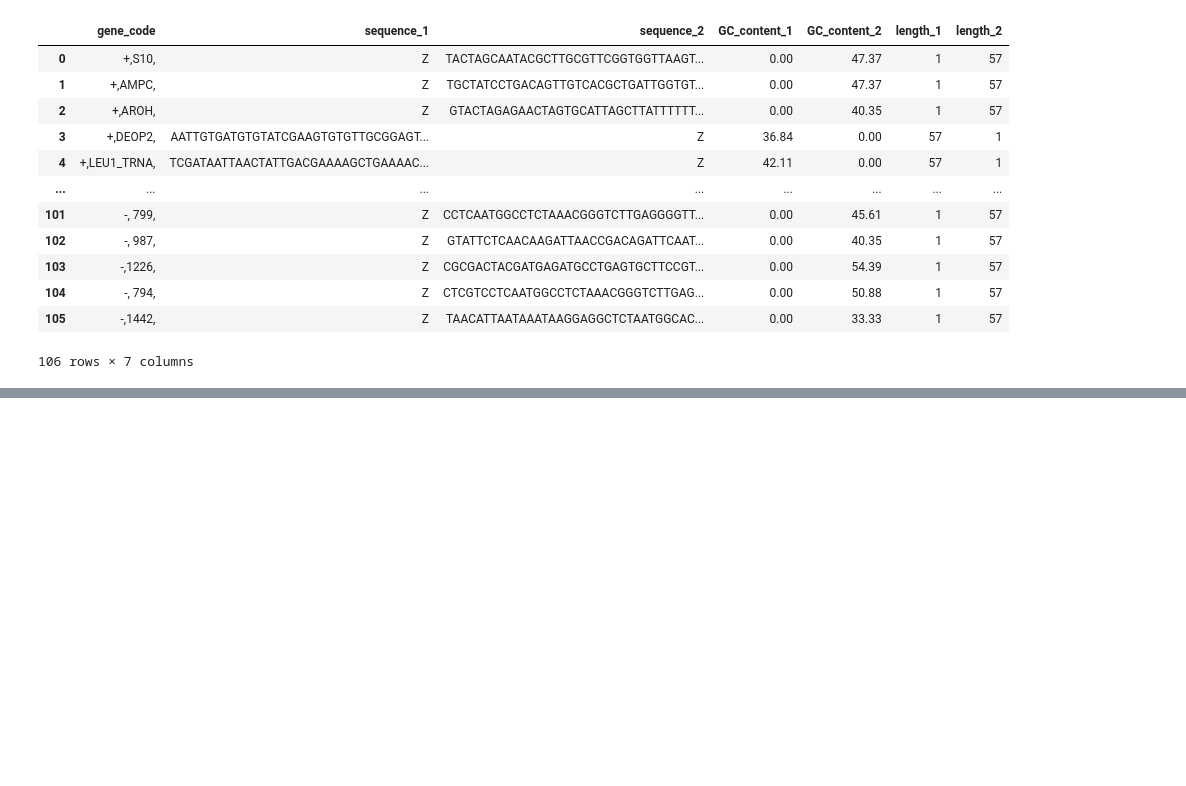
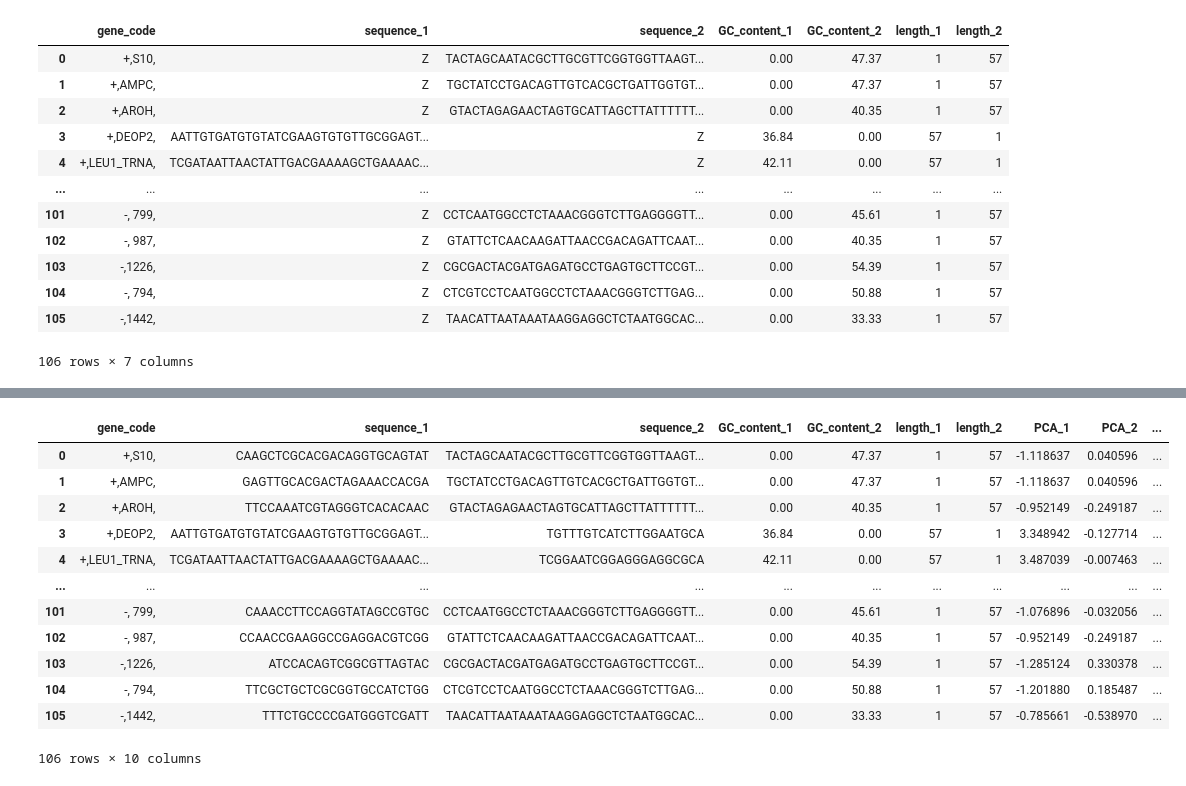
Before and after one commit to molecools/molecular-docking, a Jupyter notebook: geneseq_biopy.ipynb, the cells around one changed output, grey strips where cells are left out. Drawn from its saved outputs; the diff is of its cells as text; code cells hidden in the pictures; blank space fills up the shorter version.

```diff
--- a/geneseq_biopy.ipynb
+++ b/geneseq_biopy.ipynb
@@ -223,0 +260,14 @@ df
+# %%
+# Standardize the features
+scaler = StandardScaler()
+scaled_features = scaler.fit_transform(features)
+# %%
+# Perform PCA for visualization (optional)
+pca = PCA(n_components=2)
+pca_result = pca.fit_transform(scaled_features)
+df['PCA_1'] = pca_result[:, 0]
+df['PCA_2'] = pca_result[:, 1]
+# %%
+# Perform KMeans clustering
+kmeans = KMeans(n_clusters=3, random_state=42)
+df['cluster'] = kmeans.fit_predict(scaled_features)
@@ -223,0 +395,37 @@ df
+# %%
+import random
+
+def replace_z_with_random_seq(sequence):
+  """Replaces 'Z' characters in a sequence with a random sequence of 'ACGT'
+  that is 10-15 characters long."""
+  new_sequence = []
+  for base in sequence:
+    if base == 'Z':
+      # Generate random sequence length between 20 and 25
+      seq_len = random.randint(20, 25)
+      # Generate random sequence of 'ACGT'
+      random_seq = ''.join(random.choices('ACGT', k=seq_len))
+      new_sequence.append(random_seq)
+    else:
+      new_sequence.append(base)
+  return ''.join(new_sequence)
+
+# Apply the function to your sequence columns
+df['sequence_1'] = df['sequence_1'].apply(replace_z_with_random_seq)
+df['sequence_2'] = df['sequence_2'].apply(replace_z_with_random_seq)
+# %%
+df
+# %% [output]
+|  | gene_code | sequence_1 | sequence_2 | GC_content_1 | GC_content_2 | length_1 | length_2 | PCA_1 | PCA_2 | ... |
+| 0 | +,S10, | CAAGCTCGCACGACAGGTGCAGTAT | TACTAGCAATACGCTTGCGTTCGGTGGTTAAGT... | 0.00 | 47.37 | 1 | 57 | -1.118637 | 0.040596 | ... |
+| 1 | +,AMPC, | GAGTTGCACGACTAGAAACCACGA | TGCTATCCTGACAGTTGTCACGCTGATTGGTGT... | 0.00 | 47.37 | 1 | 57 | -1.118637 | 0.040596 | ... |
+| 2 | +,AROH, | TTCCAAATCGTAGGGTCACACAAC | GTACTAGAGAACTAGTGCATTAGCTTATTTTTT... | 0.00 | 40.35 | 1 | 57 | -0.952149 | -0.249187 | ... |
+| 3 | +,DEOP2, | AATTGTGATGTGTATCGAAGTGTGTTGCGGAGT... | TGTTTGTCATCTTGGAATGCA | 36.84 | 0.00 | 57 | 1 | 3.348942 | -0.127714 | ... |
+| 4 | +,LEU1_TRNA, | TCGATAATTAACTATTGACGAAAAGCTGAAAAC... | TCGGAATCGGAGGGAGGCGCA | 42.11 | 0.00 | 57 | 1 | 3.487039 | -0.007463 | ... |
+| ... | ... | ... | ... | ... | ... | ... | ... | ... | ... | ... |
+| 101 | -, 799, | CAAACCTTCCAGGTATAGCCGTGC | CCTCAATGGCCTCTAAACGGGTCTTGAGGGGTT... | 0.00 | 45.61 | 1 | 57 | -1.076896 | -0.032056 | ... |
+| 102 | -, 987, | CCAACCGAAGGCCGAGGACGTCGG | GTATTCTCAACAAGATTAACCGACAGATTCAAT... | 0.00 | 40.35 | 1 | 57 | -0.952149 | -0.249187 | ... |
+| 103 | -,1226, | ATCCACAGTCGGCGTTAGTAC | CGCGACTACGATGAGATGCCTGAGTGCTTCCGT... | 0.00 | 54.39 | 1 | 57 | -1.285124 | 0.330378 | ... |
+| 104 | -, 794, | TTCGCTGCTCGCGGTGCCATCTGG | CTCGTCCTCAATGGCCTCTAAACGGGTCTTGAG... | 0.00 | 50.88 | 1 | 57 | -1.201880 | 0.185487 | ... |
+| 105 | -,1442, | TTTCTGCCCCGATGGGTCGATT | TAACATTAATAAATAAGGAGGCTCTAATGGCAC... | 0.00 | 33.33 | 1 | 57 | -0.785661 | -0.538970 | ... |
+106 rows × 10 columns
```
Also changed, not shown: parts of 17 cells of this notebook.
